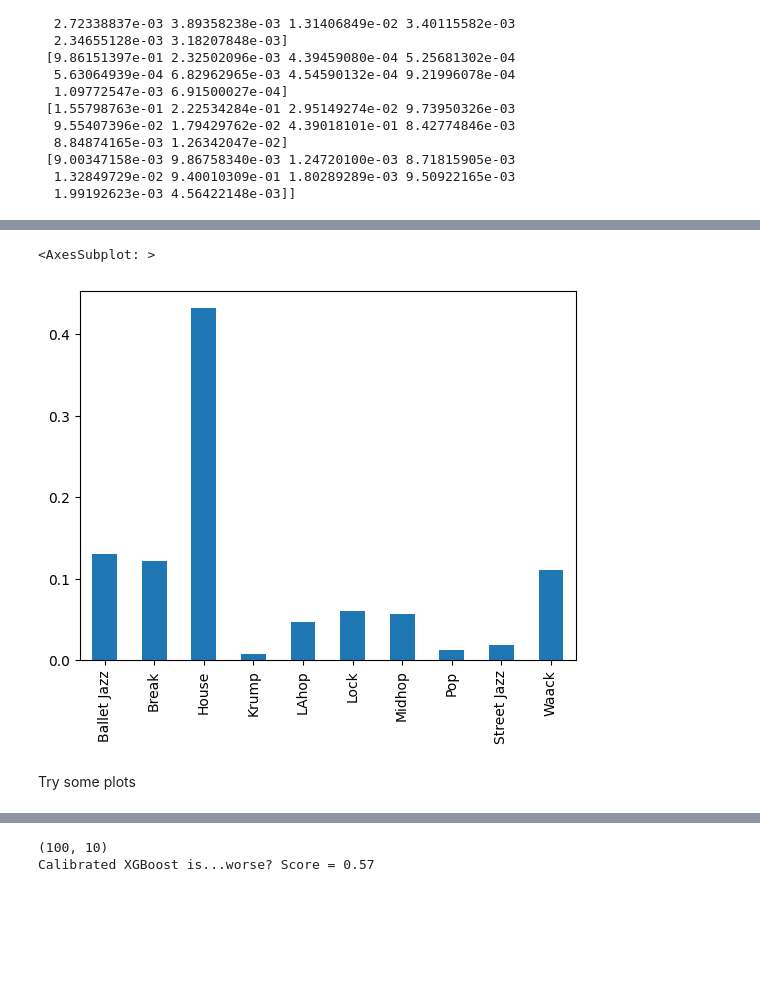
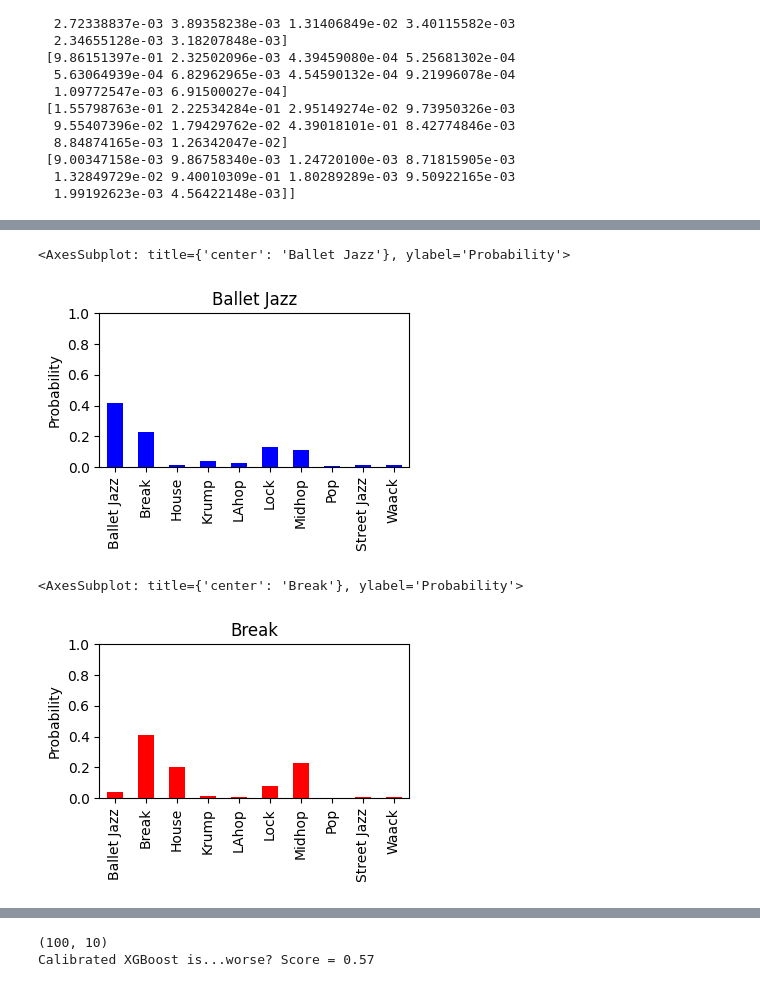
Before and after one commit to tBenBaker/MovementClassifier, a Jupyter notebook: DanceProj1/notebooks/02_classification_draft.ipynb, the cells around one changed output, grey strips where cells are left out. Cells and saved outputs as stored; diff of their text form; code cells hidden in the pictures; blank space fills up the shorter version.

Commit message:
got plots

```diff
--- a/DanceProj1/notebooks/02_classification_draft.ipynb
+++ b/DanceProj1/notebooks/02_classification_draft.ipynb
@@ -124,8 +124,8 @@ Let's see how XGBoost does (skipping validation)
 # %%
 #convert to numeric labelsfor xgb
-y_trainxgb = y_train.replace(labels, range(len(labels)), regex=True)
-y_validxgb = y_valid.replace(labels, range(len(labels)), regex=True)
-y_testxgb = y_test.replace(labels, range(len(labels)), regex=True)
+y_trainxgb = y_train.replace(labels, list(range(len(labels))), regex=True)
+y_validxgb = y_valid.replace(labels, list(range(len(labels))), regex=True)
+y_testxgb = y_test.replace(labels, list(range(len(labels))), regex=True)
 
 print(y_testxgb)
 # %% [output]
@@ -180,17 +180,30 @@ yprobdf.head()
 | 2 | 0.986151 | 0.002325 | 0.000439 | 0.000526 | 0.000563 | 0.006830 | 0.000455 | 0.000922 | 0.001098 | 0.000692 | ... |
 | 3 | 0.155799 | 0.222534 | 0.029515 | 0.009740 | 0.095541 | 0.017943 | 0.439018 | 0.008428 | 0.008849 | 0.012634 | ... |
 | 4 | 0.009003 | 0.009868 | 0.001247 | 0.008718 | 0.013285 | 0.940010 | 0.001803 | 0.009509 | 0.001992 | 0.004564 | ... |
+# %%
+BJazzdf = yprobdf[yprobdf['True_Label']=='Ballet Jazz']
+Breakdf = yprobdf[yprobdf['True_Label']=='Break']
+Housedf = yprobdf[yprobdf['True_Label']=='House']
+Krumpdf = yprobdf[yprobdf['True_Label']=='Krump']
+LAhopdf = yprobdf[yprobdf['True_Label']=='LAhop']
+Lockdf = yprobdf[yprobdf['True_Label']=='Lock']
+Midhopdf = yprobdf[yprobdf['True_Label']=='Midhop']
+Popdf = yprobdf[yprobdf['True_Label']=='Pop']
+SJazzdf = yprobdf[yprobdf['True_Label']=='Street Jazz']
+Waackdf = yprobdf[yprobdf['True_Label']=='Waack']
+
+Genredfs = [BJazzdf, Breakdf, Housedf, Krumpdf, LAhopdf, Lockdf, Midhopdf, Popdf, SJazzdf, Waackdf]
 # %%
 import matplotlib.pyplot as plt
-
-Housedf = yprobdf[yprobdf['True_Label']=='House']
-#remove original index, true label, and id
-Housedf = Housedf.drop(['Original Index', 'True_Label', 'id'], axis=1)
-
-#plot the mean probabilities per label among house pieces
-Housedf.mean().plot(kind='bar')
+#remove original index, true label, and id for each house pieces, plt the mean probabiltiies
+dfBJ = BJazzdf.drop(['Original Index', 'True_Label', 'id'], axis=1)
+dfBJ.mean().plot(kind='bar', title='Ballet Jazz', color='blue', figsize=(4,2), ylim=(0,1), ylabel='Probability')
 # %% [output]
-<AxesSubplot: >
+<AxesSubplot: title={'center': 'Ballet Jazz'}, ylabel='Probability'>
-[figure, old version]
+[figure, new version]
-# %% [markdown]
-Try some plots
+# %%
+dfBR = Breakdf.drop(['Original Index', 'True_Label', 'id'], axis=1)
+dfBR.mean().plot(kind='bar', title='Break', color='red', figsize=(4,2), ylim=(0,1), ylabel='Probability')
+# %% [output]
+<AxesSubplot: title={'center': 'Break'}, ylabel='Probability'>
+[figure, added]
```
Also changed, not shown: parts of 9 cells of this notebook.
